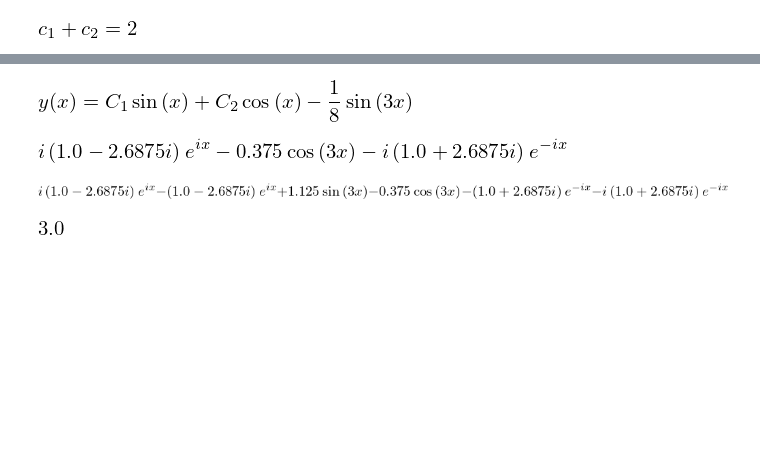
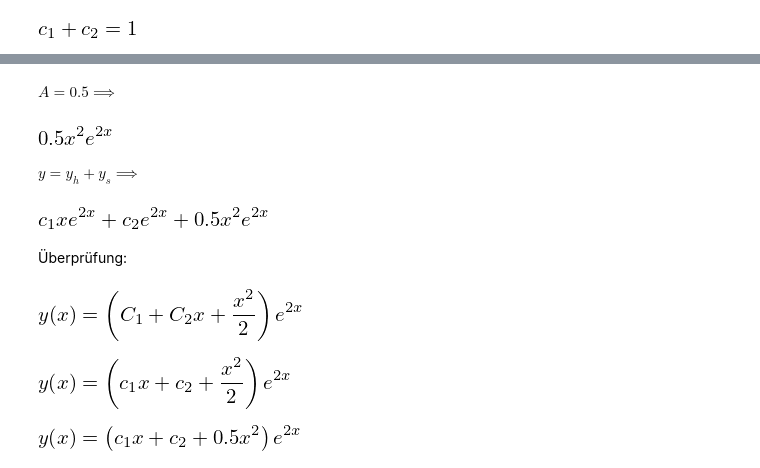
Before and after one commit to pchr8/math3-jupyter, a Jupyter notebook: Diffgleich.ipynb, the cells around one changed output, grey strips where cells are left out. Saved outputs shown, nothing was run; the diff lists cells and outputs as text; code cells hidden in the pictures; blank space fills up the shorter version.

```diff
--- a/Diffgleich.ipynb
+++ b/Diffgleich.ipynb
@@ -241,0 +308,6 @@ full
+# %%
+A=symbols("A")
+ans=x**2*A*E**(2*x)
+#ans=x*A*E**(2*x)
+eq=d(d(y(x),x),x)-4*d(y(x),x)+4*y(x)-E**(2*x)
+eq
@@ -242,20 +335,32 @@ full
+# %% [markdown]
+$A=0.5 \implies $
+# %%
+ys=ans.subs(A,1/2)
+ys
+# %% [output]
+[figure, added]
+# %% [markdown]
+$y=y_h+y_s \implies$
+# %%
+f=ys+allg
+f
+# %% [output]
+[figure, added]
+# %% [markdown]
+Überprüfung:
 # %%
-dsolve(gl)
+dsolve(eq)
 # %% [output]
-[figure, old version]
+[figure, new version]
-# %%
-d(full,x).doit()
-# %% [output]
-[figure, removed]
-# %%
-ex=d(full,x).doit()+d(d(full,x),x).doit()
-ex
-# %% [output]
-[figure, removed]
-# %%
-ex=ex.subs(c1,res[c1])
-ex=ex.subs(c2,res[c2])
-ex=ex.subs(x,0)
-ex.simplify()
-# %% [output]
-[figure, removed]
+# %%
+C1,C2=symbols("C1 C2")
+ff=Eq(y(x),f)
+res=dsolve(eq).subs(C2,c1).subs(C1,c2)
+res
+# %% [output]
+[figure, added]
+# %%
+ff=ff.simplify()
+ff
+# %% [output]
+[figure, added]
```
Also changed, not shown: parts of 51 cells of this notebook, 44 other files.
